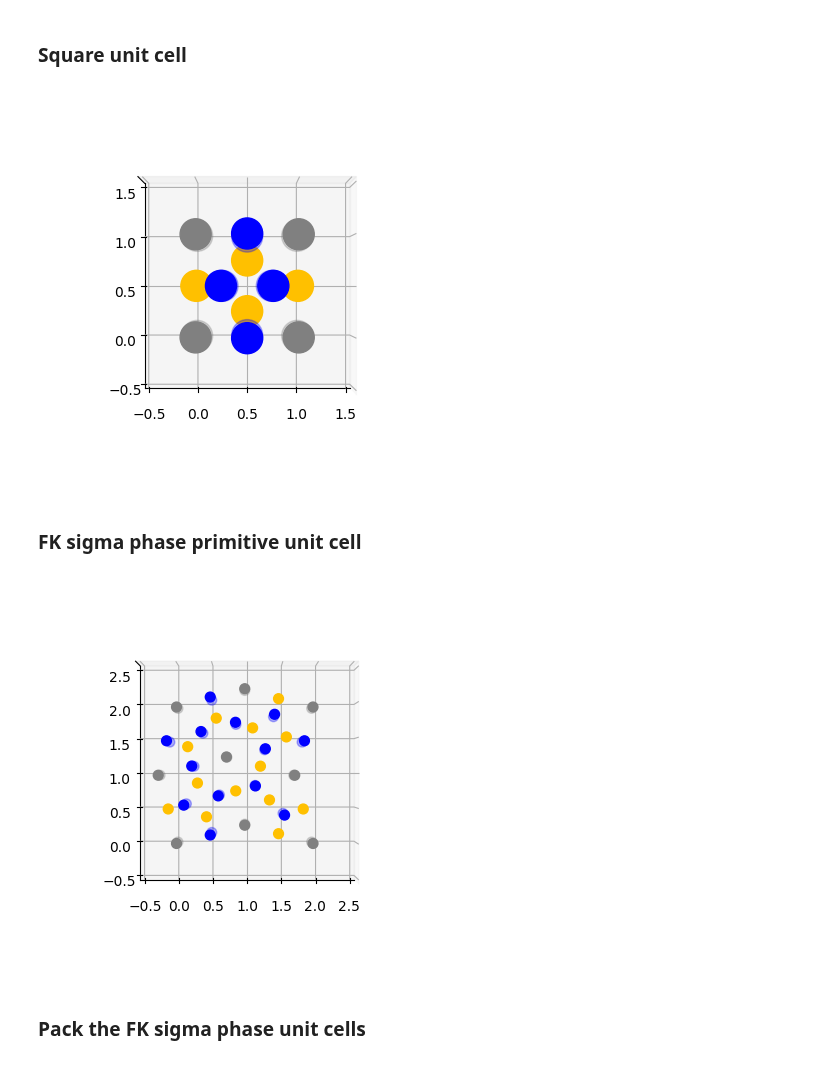
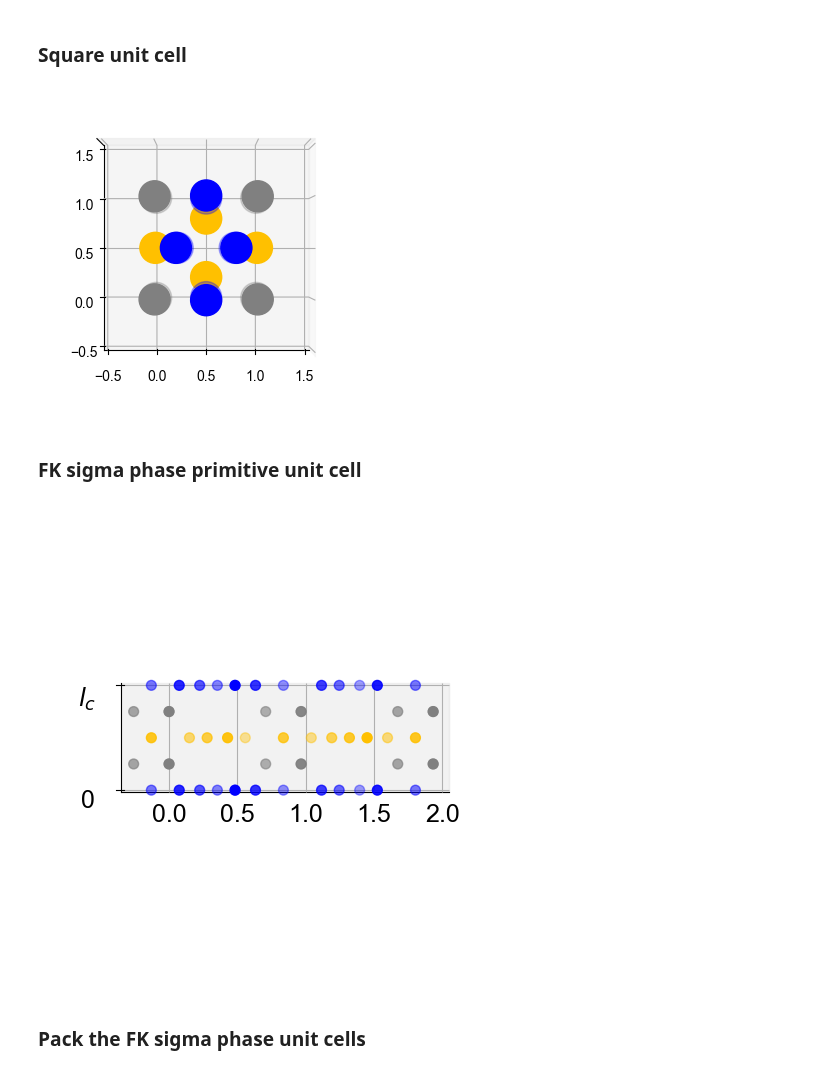
Before and after one commit to ch-tung/QC_scattering, a Jupyter notebook: test_FK-sigma_ca_ratio_voronoi.ipynb, the cells around one changed output. Drawn from its saved outputs; the diff is of its cells as text; code cells hidden in the pictures.

Commit message:
modified unit cell according to Frank 1959

```diff
--- a/test_FK-sigma_ca_ratio_voronoi.ipynb
+++ b/test_FK-sigma_ca_ratio_voronoi.ipynb
@@ -2,6 +2,8 @@
 from FK import *
 import pyvoro
 import os
+import matplotlib as mpl
 import matplotlib.pyplot as plt
 from mpl_toolkits.mplot3d.art3d import Poly3DCollection
+plt.rcParams["font.family"] = "Arial"
 # %%
@@ -80,32 +82,54 @@ ax.set_ylim(-0.5,1.5)
 ax.set_zlim(0,1)
 plt.show()
 # %% [output]
-[figure, old version]
+[figure, new version]
 # %% [markdown]
 ### FK sigma phase primitive unit cell
 # %%
-c_wht, c_blu, c_ylw = c_sigma_unit([0,0,0], Ratio_ca=1.9, PBC=False)
+c_wht, c_blu, c_ylw = c_sigma_unit([0,0,0], Ratio_ca=1.932, PBC=False)
 
-fig = plt.figure(figsize=(4,4))
+fig = plt.figure(figsize=(6,6))
 fig.tight_layout()
-ax = fig.add_subplot(projection='3d')
+ax = fig.add_subplot(1,1,1,projection='3d')
 ax.set_box_aspect([3,3,1])
-ax.view_init(elev=90, azim=-90)
+ax.view_init(elev=0, azim=-90)
 
 ax.scatter(c_wht[:,0],c_wht[:,1],c_wht[:,2],
            marker='o',c='#808080',s=50)
 ax.scatter(c_blu[:,0],c_blu[:,1],c_blu[:,2],
            marker='o',c='b',s=50)
 ax.scatter(c_ylw[:,0],c_ylw[:,1],c_ylw[:,2],
            marker='o',c='#FFC000',s=50)
 
-ax.set_zticks([])
-ax.set_xlim(-0.5,2.5)
-ax.set_ylim(-0.5,2.5)
+ax.set_zticks([0,1])
+ax.set_zticklabels([0,r'$l_c$'])
+ax.set_yticks([])
+ax.set_xlim(-0.3,2)
+ax.set_ylim(-0.3,2)
 ax.set_zlim(0,1)
-plt.show()
+ax.set_proj_type('ortho')
+ax.tick_params(direction='in', axis='both', which='both', labelsize=18, pad=10)
+
+# ax = fig.add_subplot(1,1,1,projection='3d')
+# ax.set_box_aspect([3,3,1])
+# ax.view_init(elev=90, azim=-90)
+
+# ax.scatter(c_wht[:,0],c_wht[:,1],c_wht[:,2],
+#            marker='o',c='#808080',s=50)
+# ax.scatter(c_blu[:,0],c_blu[:,1],c_blu[:,2],
+#            marker='o',c='b',s=50)
+# ax.scatter(c_ylw[:,0],c_ylw[:,1],c_ylw[:,2],
+#            marker='o',c='#FFC000',s=50)
+
+# ax.set_zticks([])
+# ax.set_xlim(-0.5,2.5)
+# ax.set_ylim(-0.5,2.5)
+# ax.set_zlim(0,1)
+
+# plt.tight_layout(pad=2)
+# plt.show()
 # %% [output]
-[figure, old version]
+[figure, new version]
 # %% [markdown]
 ### Pack the FK sigma phase unit cells
 # %%
```
Also changed, not shown: parts of 7 cells of this notebook, 2 other files.
